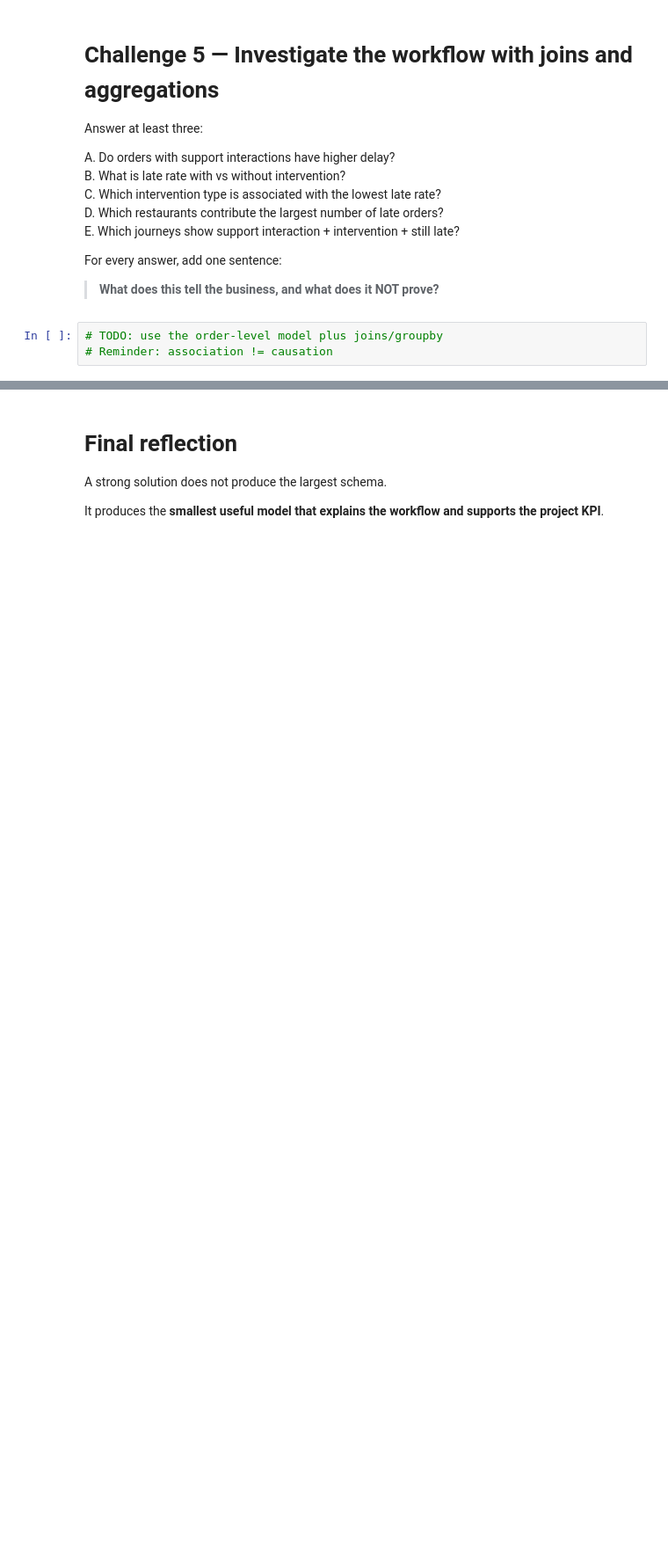
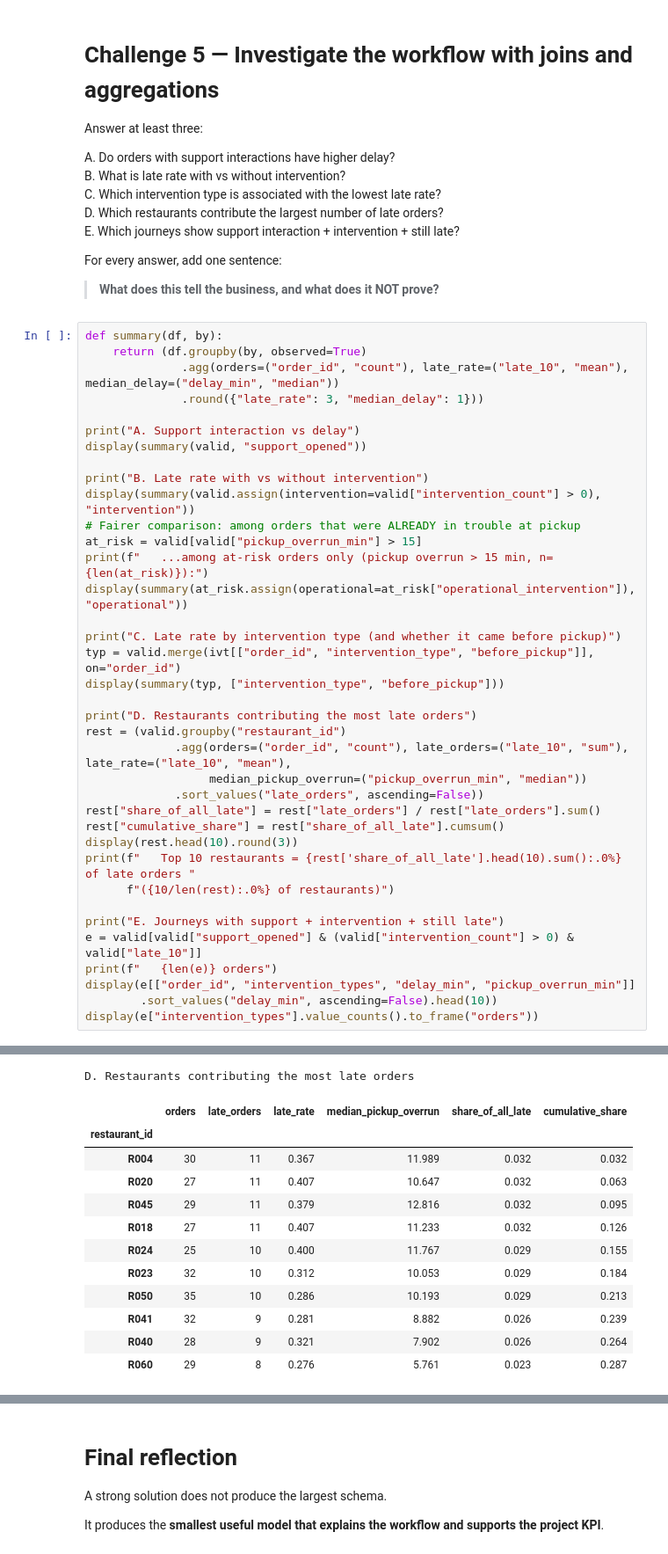
Before and after one commit to parthdagia05/divvyRebalancingWithMyIQ, a Jupyter notebook: flasheats-challenges/FlashEats_Class7_Challenge.ipynb, the cells around one changed output, grey strips where cells are left out. Shown at 88% size. Drawn from its saved outputs; the diff is of its cells as text; blank space fills up the shorter version.

Commit message:
Class 7 Challenge 5: workflow joins with what each finding does and does not prove

```diff
--- a/flasheats-challenges/FlashEats_Class7_Challenge.ipynb
+++ b/flasheats-challenges/FlashEats_Class7_Challenge.ipynb
@@ -520,5 +520,40 @@ For every answer, add one sentence:
 
 > **What does this tell the business, and what does it NOT prove?**
 # %%
-# TODO: use the order-level model plus joins/groupby
-# Reminder: association != causation
+def summary(df, by):
+    return (df.groupby(by, observed=True)
+              .agg(orders=("order_id", "count"), late_rate=("late_10", "mean"), median_delay=("delay_min", "median"))
+              .round({"late_rate": 3, "median_delay": 1}))
+
+print("A. Support interaction vs delay")
+display(summary(valid, "support_opened"))
+
+print("B. Late rate with vs without intervention")
+display(summary(valid.assign(intervention=valid["intervention_count"] > 0), "intervention"))
+# Fairer comparison: among orders that were ALREADY in trouble at pickup
+at_risk = valid[valid["pickup_overrun_min"] > 15]
+print(f"   ...among at-risk orders only (pickup overrun > 15 min, n={len(at_risk)}):")
+display(summary(at_risk.assign(operational=at_risk["operational_intervention"]), "operational"))
+
+print("C. Late rate by intervention type (and whether it came before pickup)")
+typ = valid.merge(ivt[["order_id", "intervention_type", "before_pickup"]], on="order_id")
+display(summary(typ, ["intervention_type", "before_pickup"]))
+
+print("D. Restaurants contributing the most late orders")
+rest = (valid.groupby("restaurant_id")
+             .agg(orders=("order_id", "count"), late_orders=("late_10", "sum"), late_rate=("late_10", "mean"),
+                  median_pickup_overrun=("pickup_overrun_min", "median"))
+             .sort_values("late_orders", ascending=False))
+rest["share_of_all_late"] = rest["late_orders"] / rest["late_orders"].sum()
+rest["cumulative_share"] = rest["share_of_all_late"].cumsum()
+display(rest.head(10).round(3))
+print(f"   Top 10 restaurants = {rest['share_of_all_late'].head(10).sum():.0%} of late orders "
+      f"({10/len(rest):.0%} of restaurants)")
+
+print("E. Journeys with support + intervention + still late")
+e = valid[valid["support_opened"] & (valid["intervention_count"] > 0) & valid["late_10"]]
+print(f"   {len(e)} orders")
+display(e[["order_id", "intervention_types", "delay_min", "pickup_overrun_min"]]
+        .sort_values("delay_min", ascending=False).head(10))
+display(e["intervention_types"].value_counts().to_frame("orders"))
+# %% [output]
@@ -524,0 +586,13 @@ For every answer, add one sentence:
+D. Restaurants contributing the most late orders
+|  | orders | late_orders | late_rate | median_pickup_overrun | share_of_all_late | cumulative_share |
+| restaurant_id |  |  |  |  |  |  |
+| R004 | 30 | 11 | 0.367 | 11.989 | 0.032 | 0.032 |
+| R020 | 27 | 11 | 0.407 | 10.647 | 0.032 | 0.063 |
+| R045 | 29 | 11 | 0.379 | 12.816 | 0.032 | 0.095 |
+| R018 | 27 | 11 | 0.407 | 11.233 | 0.032 | 0.126 |
+| R024 | 25 | 10 | 0.400 | 11.767 | 0.029 | 0.155 |
+| R023 | 32 | 10 | 0.312 | 10.053 | 0.029 | 0.184 |
+| R050 | 35 | 10 | 0.286 | 10.193 | 0.029 | 0.213 |
+| R041 | 32 | 9 | 0.281 | 8.882 | 0.026 | 0.239 |
+| R040 | 28 | 9 | 0.321 | 7.902 | 0.026 | 0.264 |
+| R060 | 29 | 8 | 0.276 | 5.761 | 0.023 | 0.287 |
```
Also changed, not shown: parts of 2 cells of this notebook.
